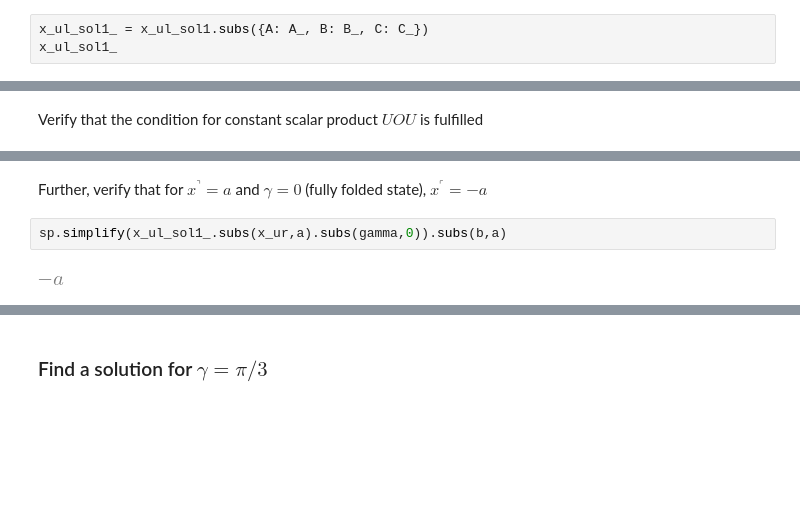
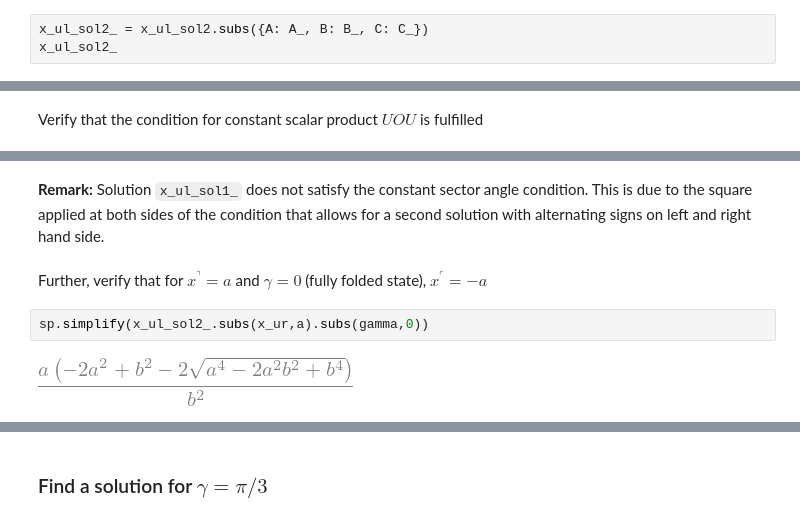
Before and after one commit to bmcs-group/bmcs_shell, a Jupyter notebook: bmcs_shell/folding/wb_cell_lab.ipynb, the cells around one changed output, grey strips where cells are left out. Cells and saved outputs as stored; diff of their text form; blank space fills up the shorter version.

```diff
--- a/bmcs_shell/folding/wb_cell_lab.ipynb
+++ b/bmcs_shell/folding/wb_cell_lab.ipynb
@@ -177,8 +179,8 @@ x_ul_sol1, x_ul_sol2
 # %% [markdown]
 Substitute for the parameters $A, B, C$ to obtain the solution
 # %%
-x_ul_sol1_ = x_ul_sol1.subs({A: A_, B: B_, C: C_})
-x_ul_sol1_
+x_ul_sol2_ = x_ul_sol2.subs({A: A_, B: B_, C: C_})
+x_ul_sol2_
 # %% [output]
 [figure]
 # %% [markdown]
@@ -188,9 +190,11 @@ sp.simplify(Eq_UOU_x_rhs_collect.subs(x_ul, x_ul_sol1_))
 # %% [output]
 [figure]
+# %% [markdown]
+**Remark:** Solution `x_ul_sol1_` does not satisfy the constant sector angle condition. This is due to the square applied at both sides of the condition that allows for a second solution with alternating signs on left and right hand side.
 # %% [markdown]
 Further, verify that for $x^\urcorner = a$ and $\gamma = 0$ (fully folded state), $x^\ulcorner = -a$
 # %%
-sp.simplify(x_ul_sol1_.subs(x_ur,a).subs(gamma,0)).subs(b,a)
+sp.simplify(x_ul_sol2_.subs(x_ur,a).subs(gamma,0))
 # %% [output]
-[figure, old version]
+[figure, new version]
 # %%
```
Also changed, not shown: parts of 4 cells of this notebook, 2 other files.
